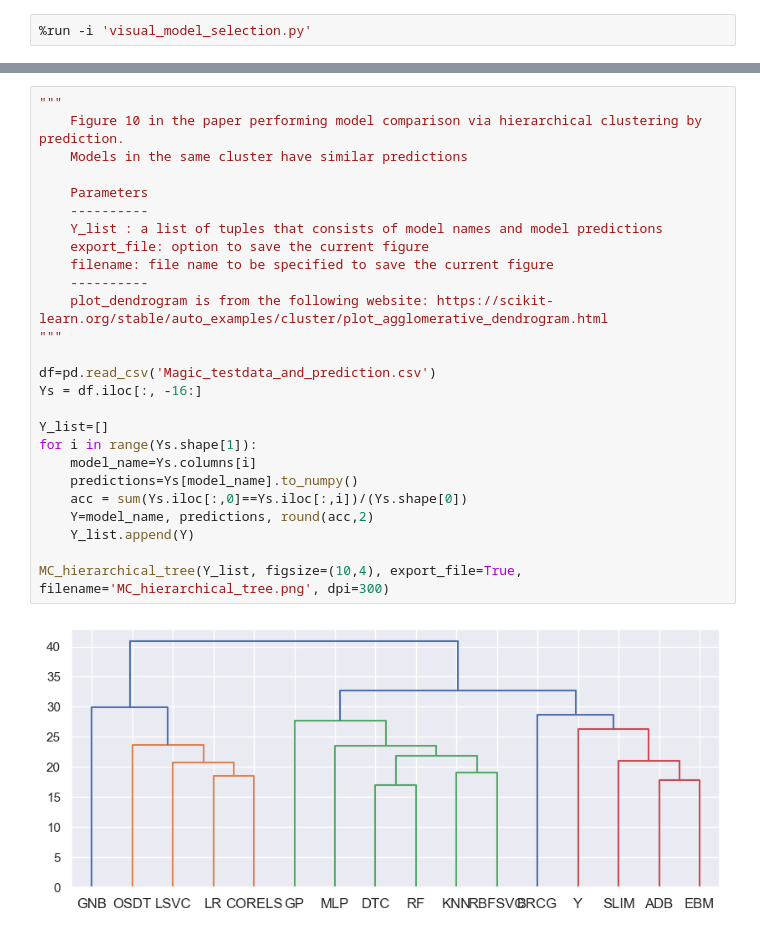
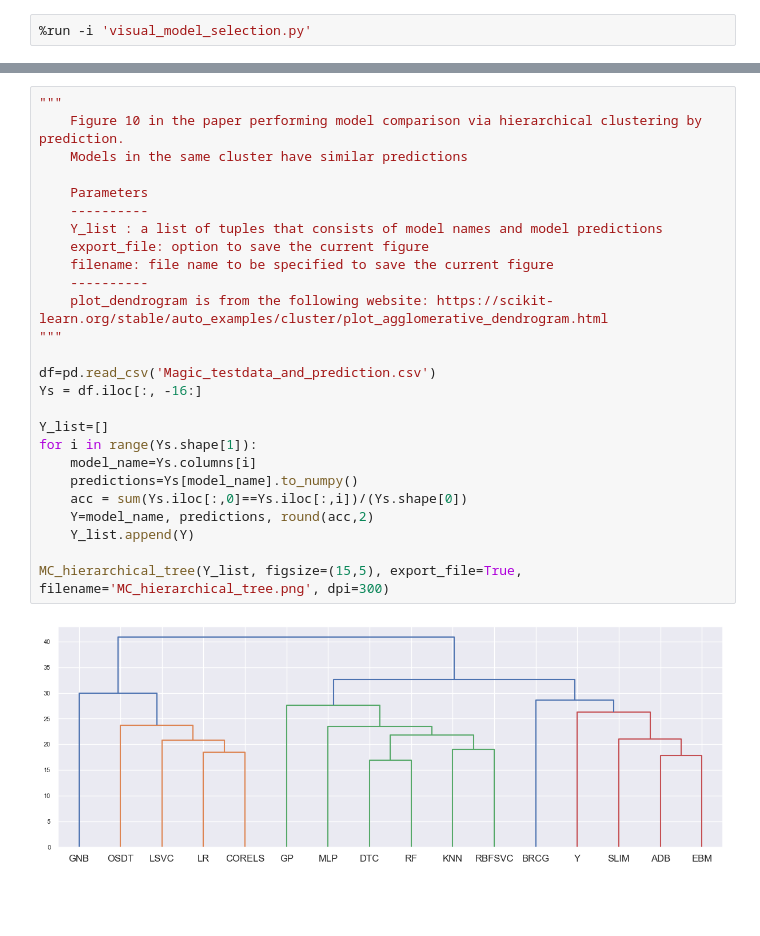
Before and after one commit to zhesimon/ComparativeMetaModels, a Jupyter notebook: Interface_example.ipynb, the cells around one changed output, grey strips where cells are left out. Drawn from its saved outputs; the diff is of its cells as text; blank space fills up the shorter version.

```diff
--- a/Interface_example.ipynb
+++ b/Interface_example.ipynb
@@ -91,31 +93,31 @@ MC_scatterplot_confusion(Y_list, color_indices=color_indices, colors=colors, fig
 # %%
 """
     Figure 10 in the paper performing model comparison via hierarchical clustering by prediction.
     Models in the same cluster have similar predictions
 
     Parameters
     ----------
     Y_list : a list of tuples that consists of model names and model predictions
     export_file: option to save the current figure
     filename: file name to be specified to save the current figure
     ----------
     plot_dendrogram is from the following website: https://scikit-learn.org/stable/auto_examples/cluster/plot_agglomerative_dendrogram.html
 """
 
 df=pd.read_csv('Magic_testdata_and_prediction.csv')
 Ys = df.iloc[:, -16:]
 
 Y_list=[]
 for i in range(Ys.shape[1]):
     model_name=Ys.columns[i]
     predictions=Ys[model_name].to_numpy()
     acc = sum(Ys.iloc[:,0]==Ys.iloc[:,i])/(Ys.shape[0])
     Y=model_name, predictions, round(acc,2)
     Y_list.append(Y)
 
-MC_hierarchical_tree(Y_list, figsize=(10,4), export_file=True, filename='MC_hierarchical_tree.png', dpi=300)
+MC_hierarchical_tree(Y_list, figsize=(15,5), export_file=True, filename='MC_hierarchical_tree.png', dpi=300)
 # %% [output]
-[figure, old version]
+[figure, new version]
 # %%
 """
     Figure 11 in the paper performing pairwise comparison from a list of classifiers via density plot.
```
Also changed, not shown: parts of 8 cells of this notebook, 1 other file.
